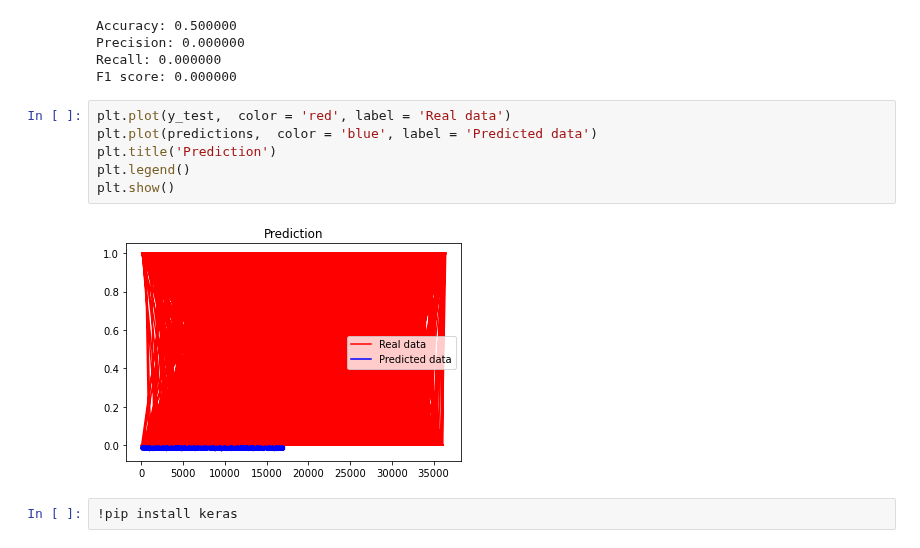
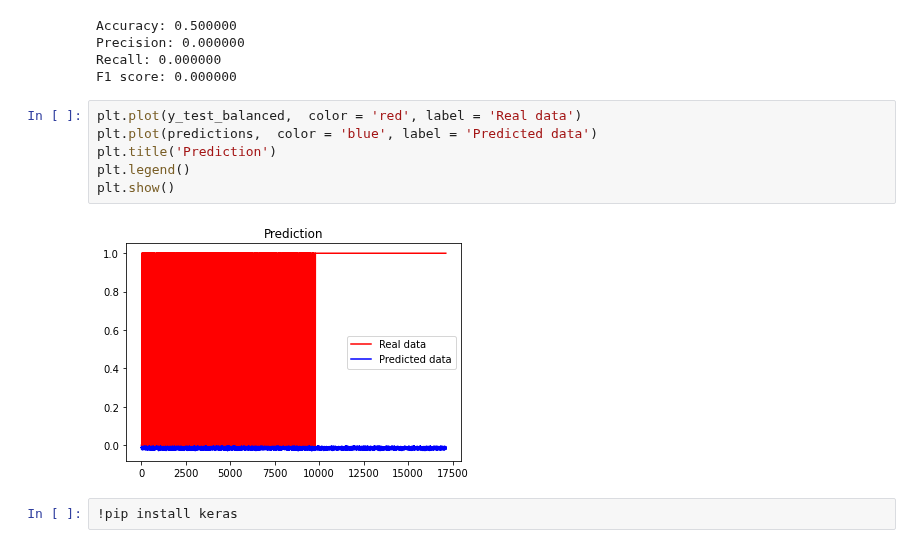
Before and after one commit to dvh549/Financial_Analytics, a Jupyter notebook: Main_Notebook.ipynb, the cells around one changed output. Drawn from its saved outputs; the diff is of its cells as text.

```diff
--- a/Main_Notebook.ipynb
+++ b/Main_Notebook.ipynb
@@ -722,13 +722,13 @@ Precision: 0.000000
 Recall: 0.000000
 F1 score: 0.000000
 # %%
-plt.plot(y_test,  color = 'red', label = 'Real data')
+plt.plot(y_test_balanced,  color = 'red', label = 'Real data')
 plt.plot(predictions,  color = 'blue', label = 'Predicted data')
 plt.title('Prediction')
 plt.legend()
 plt.show()
 # %% [output]
-[figure, old version]
+[figure, new version]
 # %%
 !pip install keras
 # %% [output]
```
